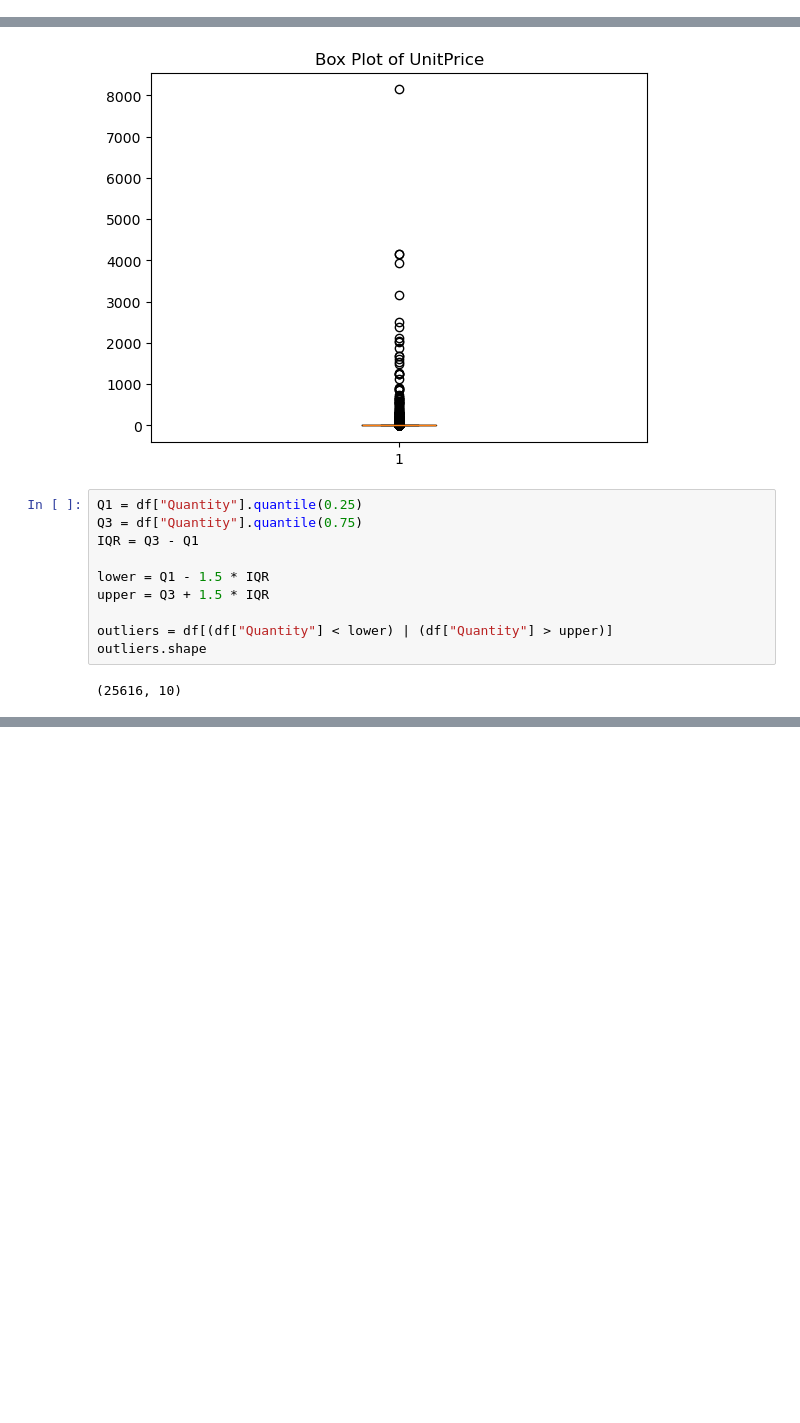
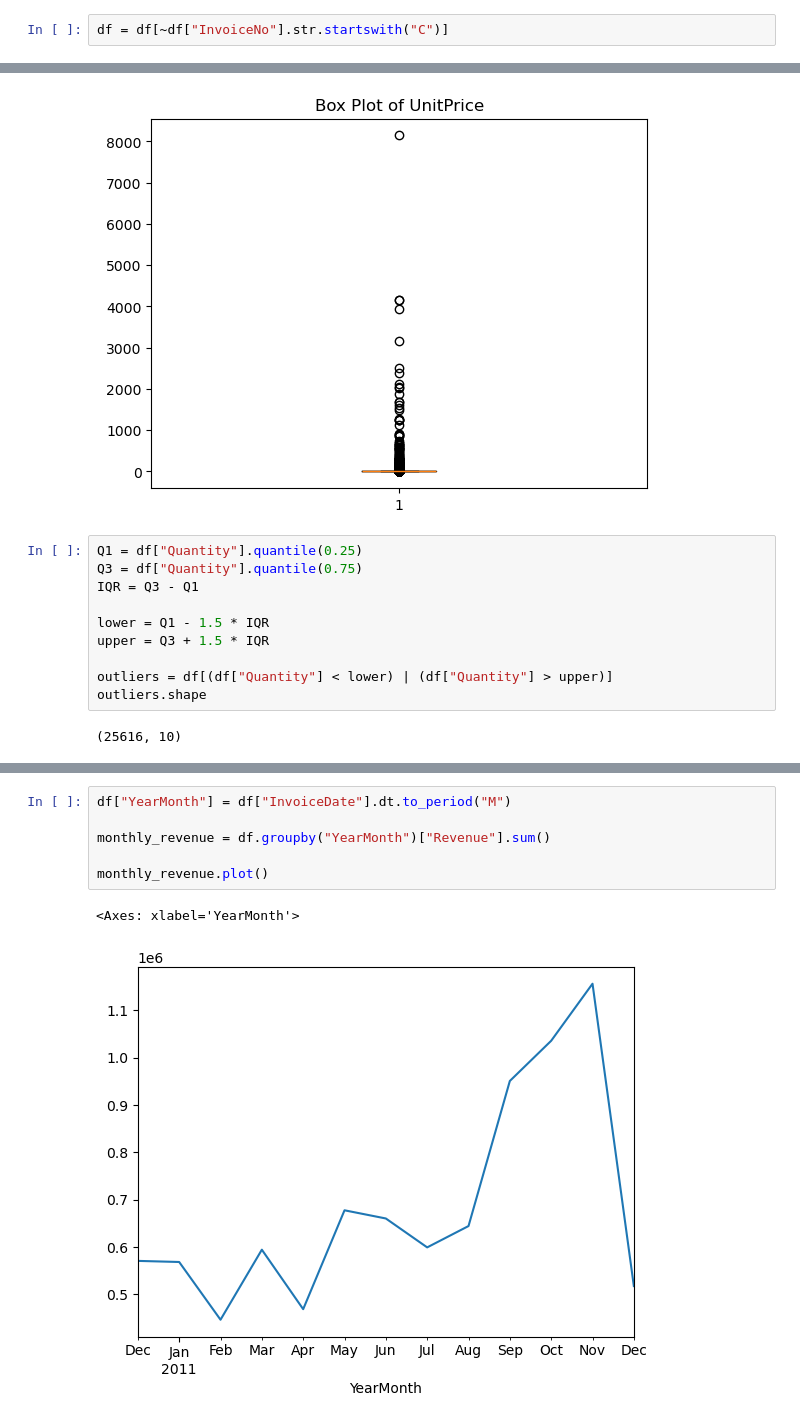
Before and after one commit to moulikazama/Customer_lifetime_value_predict_segment, a Jupyter notebook: notebooks/02_data_preprocess.ipynb, the cells around one changed output, grey strips where cells are left out. Cells and saved outputs as stored; diff of their text form; blank space fills up the shorter version.

```diff
--- a/notebooks/02_data_preprocess.ipynb
+++ b/notebooks/02_data_preprocess.ipynb
@@ -90,0 +91,2 @@ array(['536365', '536366', '536367', ..., '581585', '581586', '581587'],
+# %%
+df = df[~df["InvoiceNo"].str.startswith("C")]
@@ -118,0 +404,9 @@ outliers.shape
+# %%
+df["YearMonth"] = df["InvoiceDate"].dt.to_period("M")
+
+monthly_revenue = df.groupby("YearMonth")["Revenue"].sum()
+
+monthly_revenue.plot()
+# %% [output]
+<Axes: xlabel='YearMonth'>
+[figure, added]
```
Also changed, not shown: parts of 27 cells of this notebook, 1 other file.
